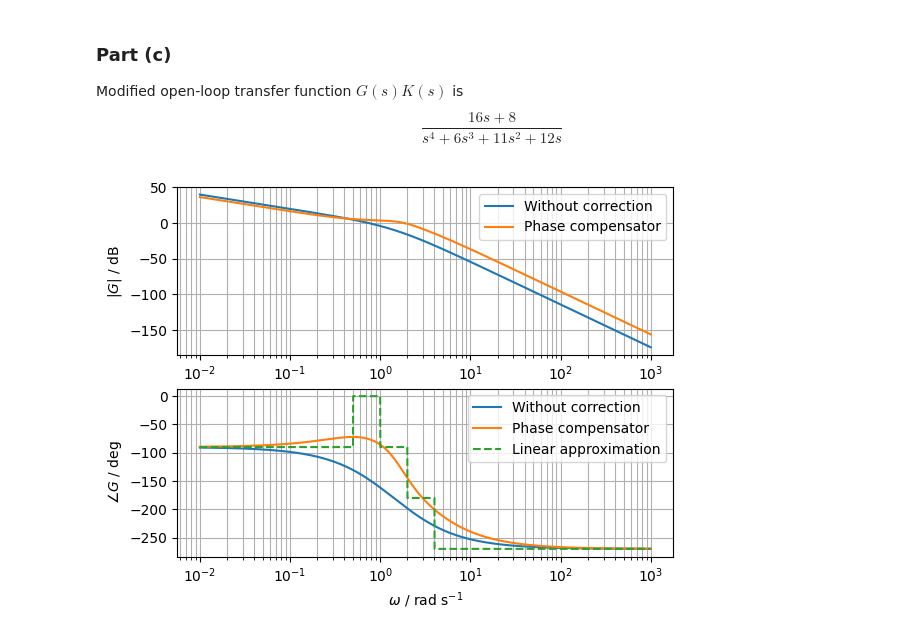
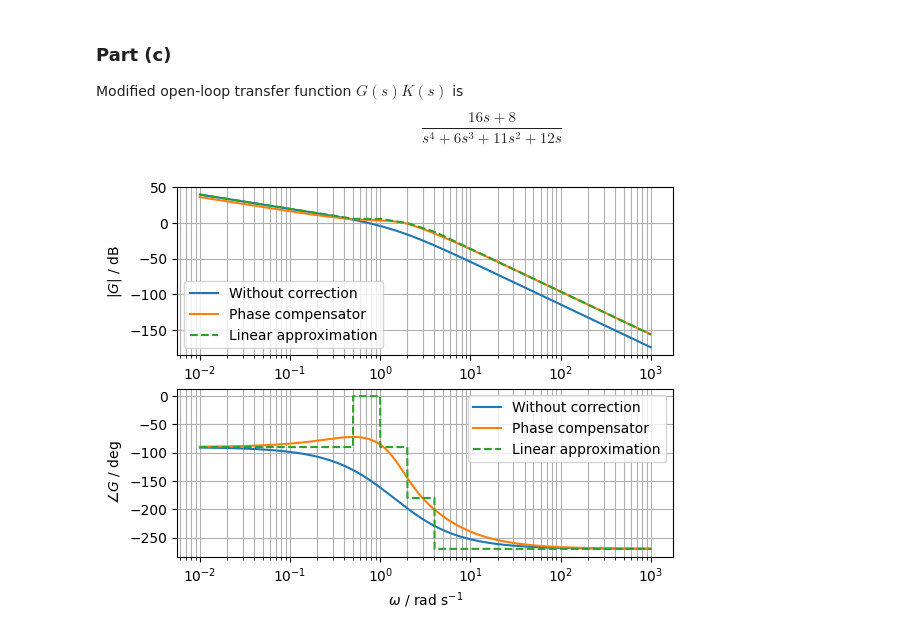
Before and after one commit to jyucam/Part_IB_Tripos_Question_Simulations, a Jupyter notebook: IB_Tripos_Question_Simulations/2000_2P6_Q3.ipynb, the cells around one changed output. Saved outputs shown, nothing was run; the diff lists cells and outputs as text; code cells hidden in the pictures.

```diff
--- a/IB_Tripos_Question_Simulations/2000_2P6_Q3.ipynb
+++ b/IB_Tripos_Question_Simulations/2000_2P6_Q3.ipynb
@@ -167,14 +172,19 @@ def GK_linear_approx():
     # calculate magnitude and phase
     for omega in omegas:
         if omega < 0.5:
+            mag_list.append(-20*np.log10(omega))
             phase_list.append(-90)
         elif omega < 1:
+            mag_list.append(20*np.log10(2))
             phase_list.append(0)
         elif omega < 2:
+            mag_list.append(20*np.log10(2) - 20*np.log10(omega))
             phase_list.append(-90)
         elif omega < 4:
+            mag_list.append(20*np.log10(4) - 40*np.log10(omega))
             phase_list.append(-180)
         else:
+            mag_list.append(20*np.log10(16) - 60*np.log10(omega))
             phase_list.append(-270)
 
     return mag_list, phase_list
@@ -190,32 +200,32 @@ def GK_plot():
     plt.semilogx(omegas, mag_dB, label='Without correction')
     plt.semilogx(omegas, mag_dB_GK, label='Phase compensator')
 
     # Calculated using the linear approximation
-    # plt.semilogx(omegas, G_linear_approx()[0], label='Linear approximation', linestyle='dashed')
+    plt.semilogx(omegas, GK_linear_approx()[0], label='Linear approximation', linestyle='dashed')
 
     plt.grid(visible=True, which='major', axis='both')
     plt.grid(visible=True, which='minor', axis='both')
     plt.ylabel(r'$|G|$ / dB')
     plt.legend()
 
     # Bode phase plot
     plt.subplot(2, 1, 2)
 
     # Calculated using the control package
     plt.semilogx(omegas, phase_deg, label='Without correction')
     plt.semilogx(omegas, phase_deg_GK, label='Phase compensator')
 
     # Calculated using the linear approximation
     plt.semilogx(omegas, GK_linear_approx()[1], label='Linear approximation', linestyle='dashed')
 
     plt.grid(visible=True, which='major', axis='both')
     plt.grid(visible=True, which='minor', axis='both')
     plt.ylabel(r'$\angle G$ / deg')
     plt.xlabel(r'$\omega$ / rad s$^{-1}$')
     plt.legend()
 
     plt.show()
 
 GK_plot()
 # %% [output]
-[figure, old version]
+[figure, new version]
```
Also changed, not shown: parts of 2 cells of this notebook, 2 other files.
